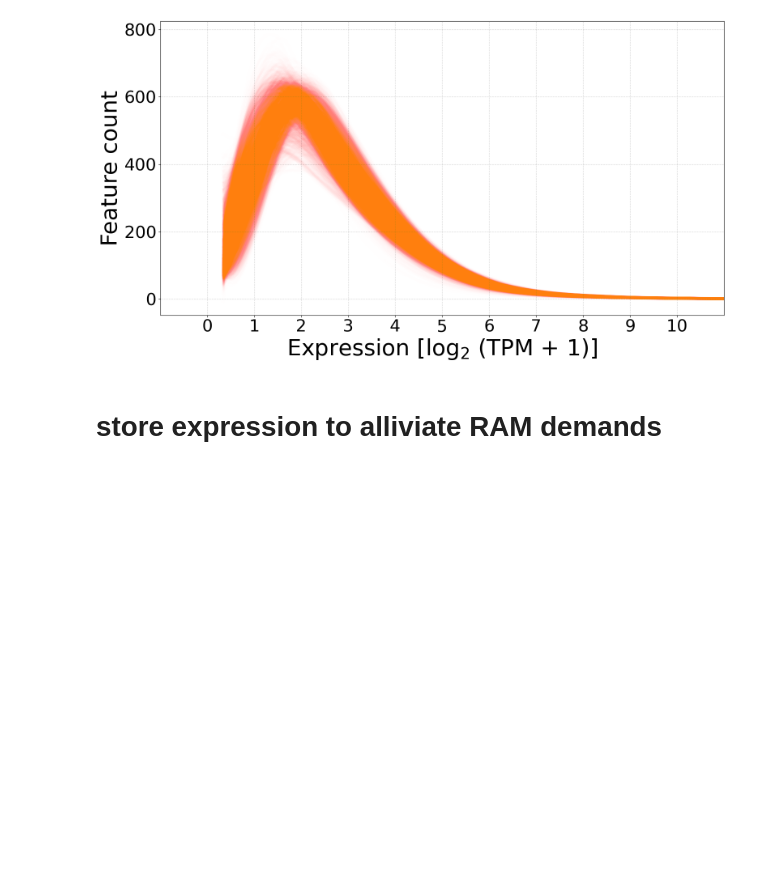
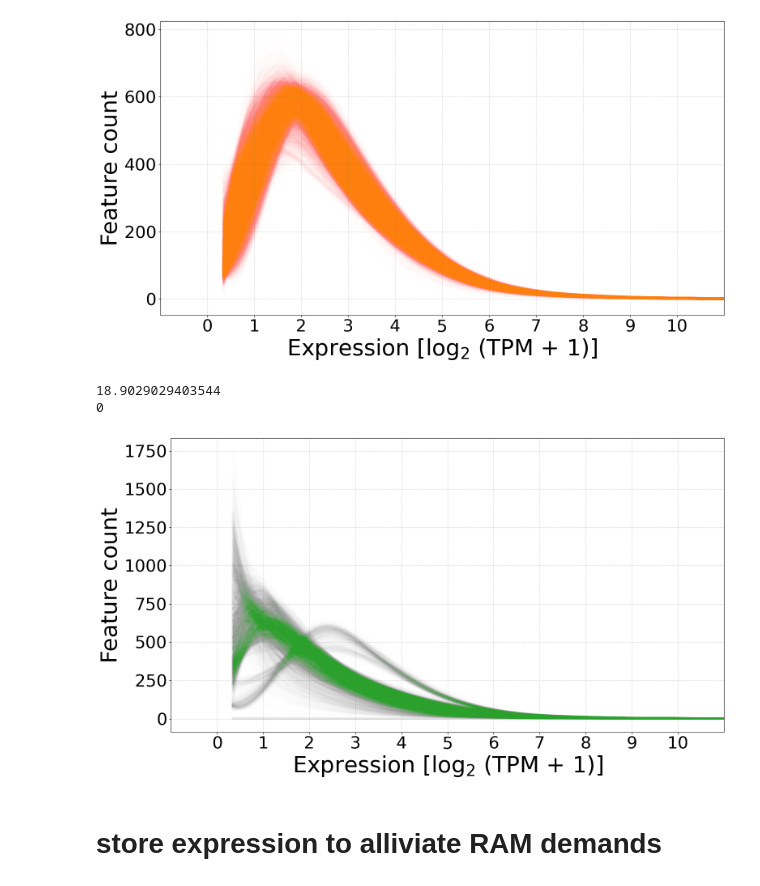
Before and after one commit to adelomana/education, a Jupyter notebook: kevin/cluster finder step 1.ipynb, the cells around one changed output. Drawn from its saved outputs; the diff is of its cells as text; code cells hidden in the pictures; blank space fills up the shorter version.

Commit message:
added distributions of unselected samples

```diff
--- a/kevin/cluster finder step 1.ipynb
+++ b/kevin/cluster finder step 1.ipynb
@@ -190,3 +190,7 @@ selected_expression.head()
 | ENST00000403263.5 | 2.737514 | 2.433423 | 2.221165 | 2.084570 | ... |
 | ENST00000449352.6 | 1.695411 | 2.800497 | 2.215746 | 2.359610 | ... |
 5 rows × 4850 columns
+# %%
+unselected_expression = log2expression.drop(selected_samples, axis=1)
+print(unselected_expression.shape)
+unselected_expression.head()
@@ -246,6 +260,62 @@ matplotlib.pyplot.show()
 17.85180609272861
 4850
 [figure]
+# %%
+found_max = 19
+resolution = 25
+number_of_bins = found_max * resolution
+absolute_max = 0
+margin = int(resolution/3)
+
+most_likely_expressions = []
+
+selected_samples = []
+
+for sample in unselected_expression.columns:
+
+    expression_values = unselected_expression.loc[:, sample]
+
+    # histogram
+    hist, bin_edges = numpy.histogram(expression_values, bins=number_of_bins, range=(0, found_max))
+    half_bin = (bin_edges[1] - bin_edges[0])/2
+    x = bin_edges + half_bin
+    x = x[:-1]
+
+    # curve fitting
+    plotting_x = x[margin:-margin]
+    plotting_hist = hist[margin:-margin]
+    yhat = scipy.signal.savgol_filter(plotting_hist, 51, 3)
+
+    # determine most likely expression
+    most_likely_expression = x[numpy.argmax(yhat)]
+    most_likely_expressions.append(most_likely_expression)
+
+    # sample selection
+    if 1 <= most_likely_expression <= 2:
+        selected_samples.append(sample)
+
+    # plotting
+    matplotlib.pyplot.plot(plotting_x, yhat, '-', lw=4, alpha=1/300, color='tab:green')
+
+    # check
+    if numpy.max(expression_values) > absolute_max:
+        absolute_max = numpy.max(expression_values)
+
+# check print
+print(absolute_max)
+print(len(selected_samples))
+
+matplotlib.pyplot.xlim(-1, 11)
+matplotlib.pyplot.xticks(range(0, 10+1))
+matplotlib.pyplot.xlabel('Expression [log$_2$ (TPM + 1)]')
+matplotlib.pyplot.ylabel('Feature count')
+matplotlib.pyplot.grid(ls=':')
+matplotlib.pyplot.tight_layout()
+matplotlib.pyplot.show()
+# %% [output]
+18.9029029403544
+0
+[figure, added]
 # %% [markdown]
 # store expression to alliviate RAM demands
 # %%
```
Also changed, not shown: parts of 3 cells of this notebook, 1 other file.
